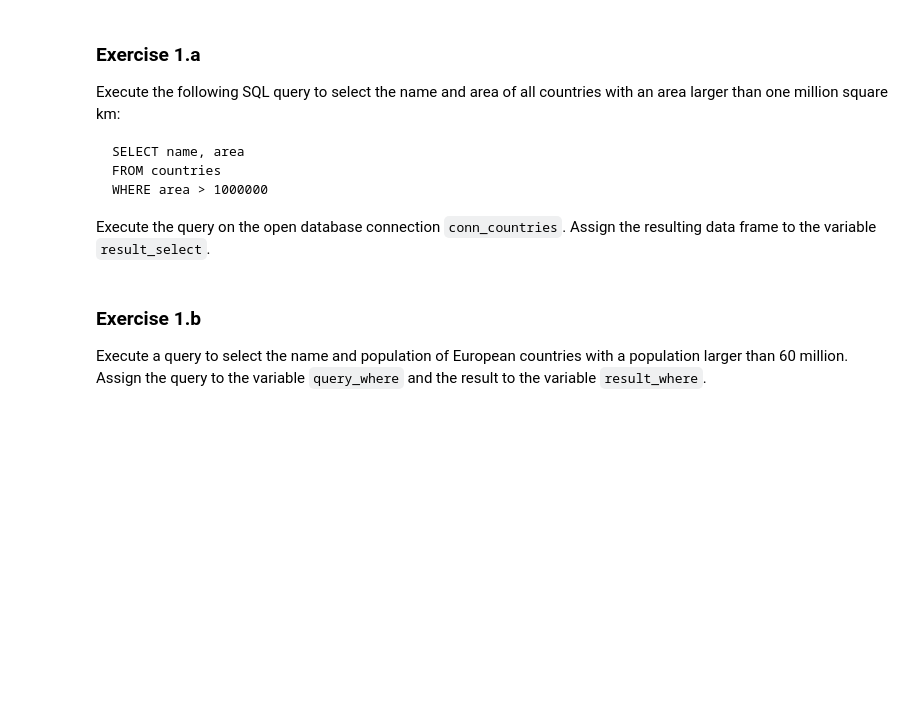
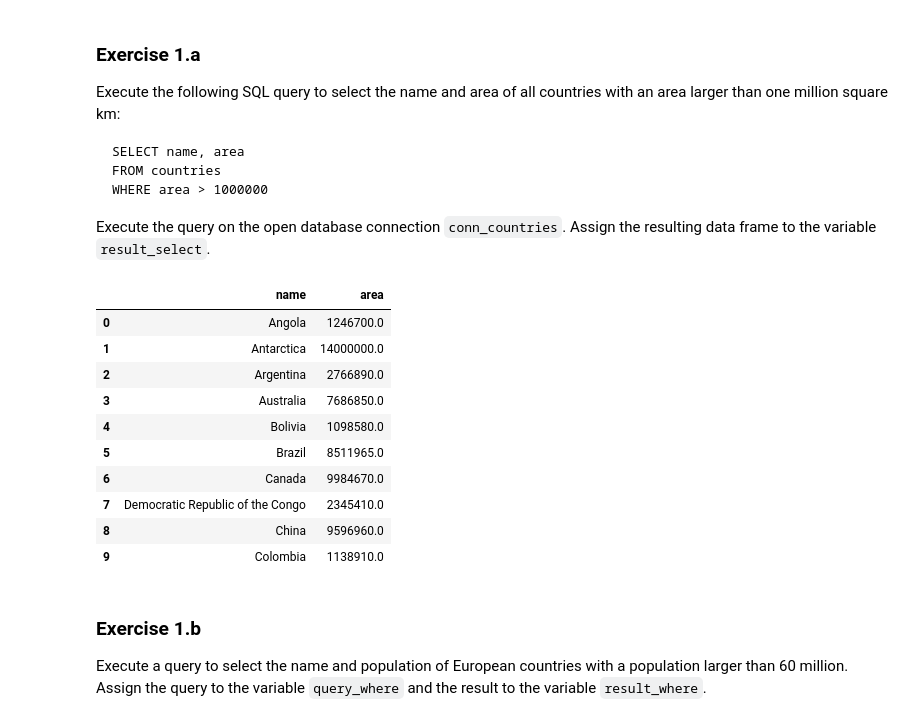
Before and after one commit to Modgen1/2IAB1, a Jupyter notebook: 4_ORG/Exercises-ORG-2076209.ipynb, the cells around one changed output. Cells and saved outputs as stored; diff of their text form; code cells hidden in the pictures; blank space fills up the shorter version.

```diff
--- a/4_ORG/Exercises-ORG-2076209.ipynb
+++ b/4_ORG/Exercises-ORG-2076209.ipynb
@@ -375,11 +400,29 @@ Execute the query on the open database connection `conn_countries`. Assign the r
 # %%
 #// BEGIN_TODO [ORG_1a] Execute pre-defined query (1 point)
 
-# ===== =====> Replace this line by your code. <===== ===== #
+query = '''
+    SELECT name, area
+    FROM countries
+    WHERE area > 1000000
+'''
+
+result_select = pd.read_sql_query(query, conn_countries)
 
 #// END_TODO [ORG_1a]
 
 result_select.head(10)
+# %% [output]
+|  | name | area |
+| 0 | Angola | 1246700.0 |
+| 1 | Antarctica | 14000000.0 |
+| 2 | Argentina | 2766890.0 |
+| 3 | Australia | 7686850.0 |
+| 4 | Bolivia | 1098580.0 |
+| 5 | Brazil | 8511965.0 |
+| 6 | Canada | 9984670.0 |
+| 7 | Democratic Republic of the Congo | 2345410.0 |
+| 8 | China | 9596960.0 |
+| 9 | Colombia | 1138910.0 |
 # %% [markdown]
 ### Exercise 1.b
 
```
Also changed, not shown: parts of 23 cells of this notebook.
